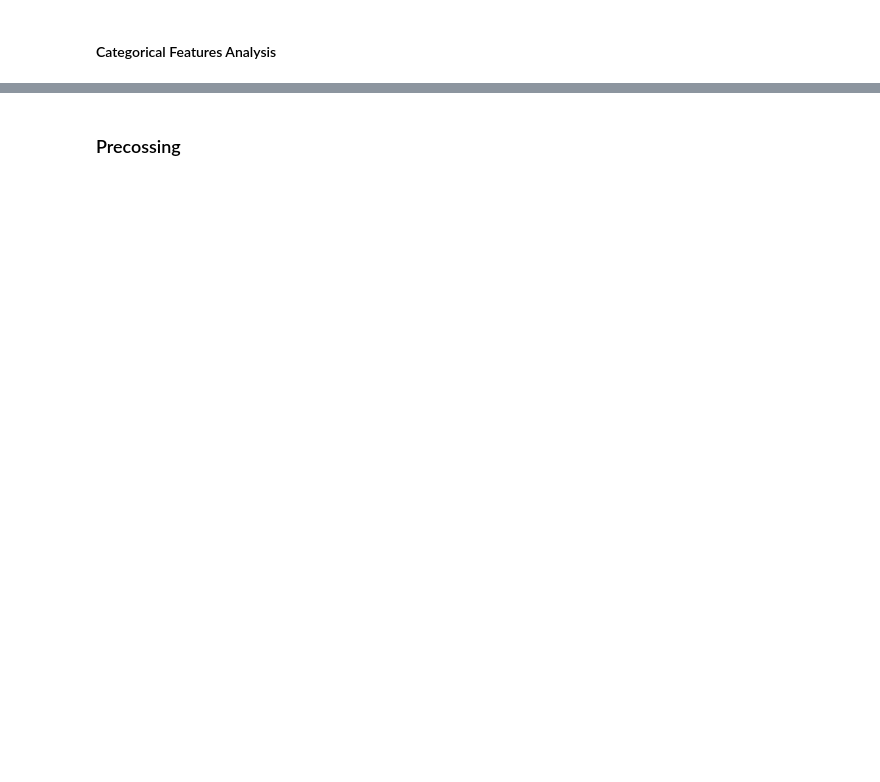
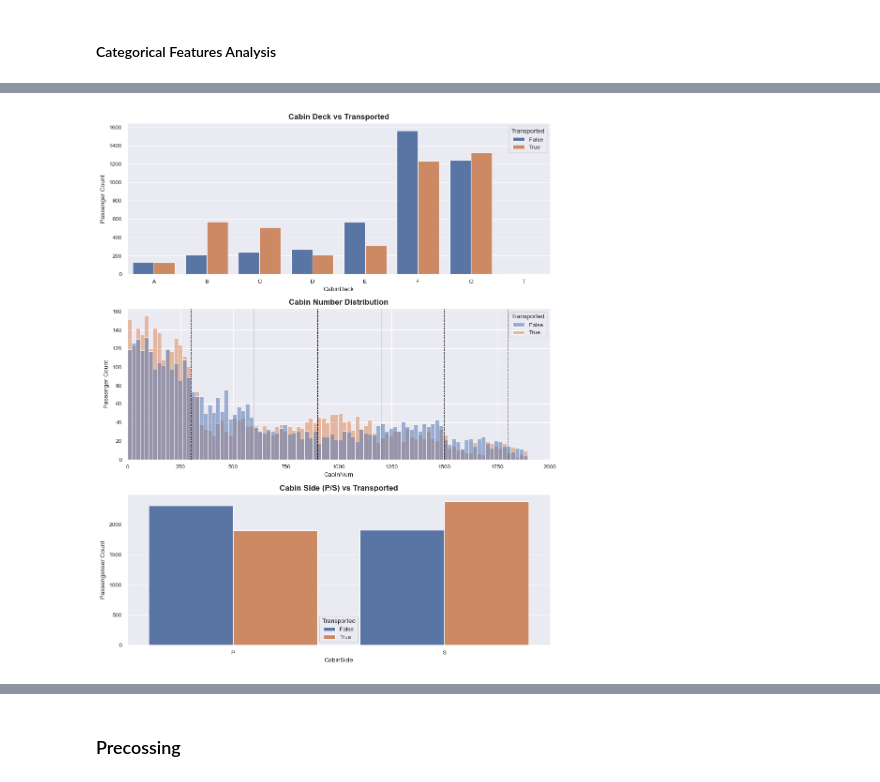
Before and after one commit to RMDS-GroupProject/spaceship_titanic, a Jupyter notebook: main_notebook.ipynb, the cells around one changed output, grey strips where cells are left out. Saved outputs shown, nothing was run; the diff lists cells and outputs as text; code cells hidden in the pictures; blank space fills up the shorter version.

```diff
--- a/main_notebook.ipynb
+++ b/main_notebook.ipynb
@@ -996,0 +1128,67 @@ for df in [train_data, test_data]:
+# %%
+# Temporarily fill NaNs with placeholder
+train_data['Cabin'].fillna('Z/9999/Z', inplace=True)
+test_data['Cabin'].fillna('Z/9999/Z', inplace=True)
+
+# Split into components
+for df in [train_data, test_data]:
+    df['CabinDeck'] = df['Cabin'].str.split('/').str[0]
+    df['CabinNum'] = df['Cabin'].str.split('/').str[1].astype(int)
+    df['CabinSide'] = df['Cabin'].str.split('/').str[2]
+
+# Replace placeholders back with NaN
+for df in [train_data, test_data]:
+    df.loc[df['CabinDeck'] == 'Z', 'CabinDeck'] = np.nan
+    df.loc[df['CabinNum'] == 9999, 'CabinNum'] = np.nan
+    df.loc[df['CabinSide'] == 'Z', 'CabinSide'] = np.nan
+
+# Drop original Cabin column
+train_data.drop(columns='Cabin', inplace=True)
+test_data.drop(columns='Cabin', inplace=True)
+# %%
+fig, axes = plt.subplots(3, 1, figsize=(10, 12))
+
+# 1. Cabin Deck
+sns.countplot(
+    data=train_data,
+    x='CabinDeck',
+    hue='Transported',
+    order=['A', 'B', 'C', 'D', 'E', 'F', 'G', 'T'],
+    ax=axes[0]
+)
+axes[0].set_title("Cabin Deck vs Transported", fontsize=12, fontweight="bold")
+axes[0].set_ylabel("Passenger Count")
+
+# 2. Cabin Number
+sns.histplot(
+    data=train_data,
+    x='CabinNum',
+    hue='Transported',
+    binwidth=20,
+    ax=axes[1],
+)
+for line in range(300, 1801, 300):
+    axes[1].axvline(line, color='black', linestyle='--', linewidth=0.7)
+axes[1].set_xlim(0, 2000)
+axes[1].set_title("Cabin Number Distribution", fontsize=12, fontweight="bold")
+axes[1].set_ylabel("Passenger Count")
+
+# 3. Cabin Side
+sns.countplot(
+    data=train_data,
+    x='CabinSide',
+    hue='Transported',
+    ax=axes[2]
+)
+axes[2].set_title("Cabin Side (P/S) vs Transported",
+                  fontsize=12, fontweight="bold")
+axes[2].set_ylabel("Passengsnser Count")
+
+# # overall
+# fig.suptitle("Cabin Distribution", fontsize=18, fontweight="bold")
+plt.tight_layout()
+plt.savefig(os.path.join(image_save_path,
+            "Cabin Distribution.png"), bbox_inches="tight")
+plt.show()
+# %% [output]
+[figure, added]
```
Also changed, not shown: parts of 45 cells of this notebook, 10 other files.
